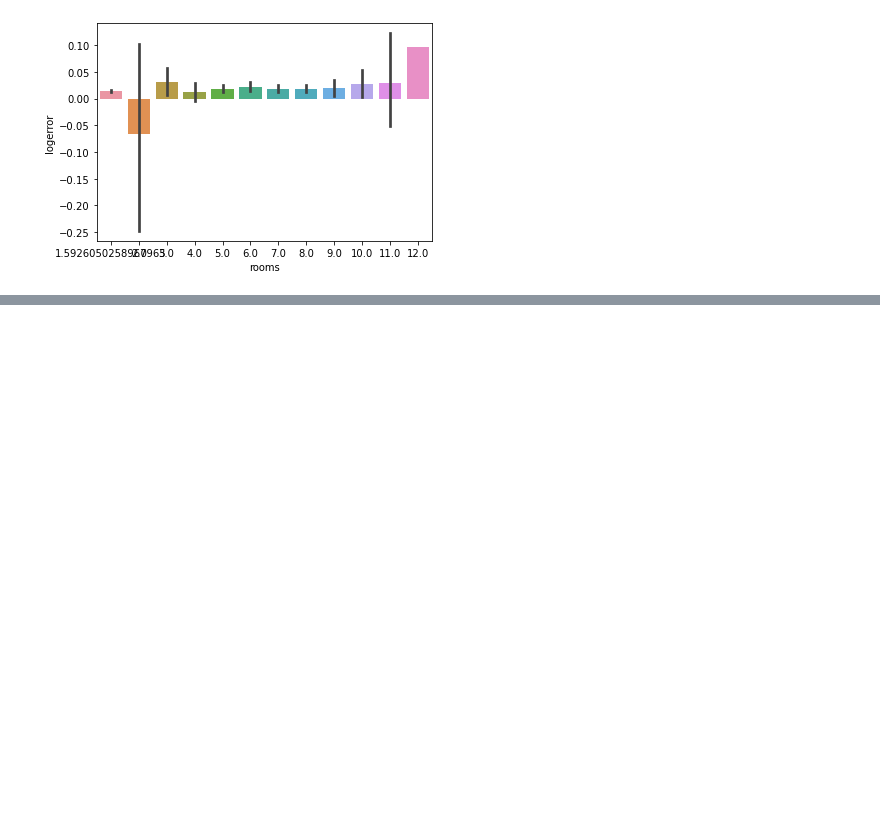
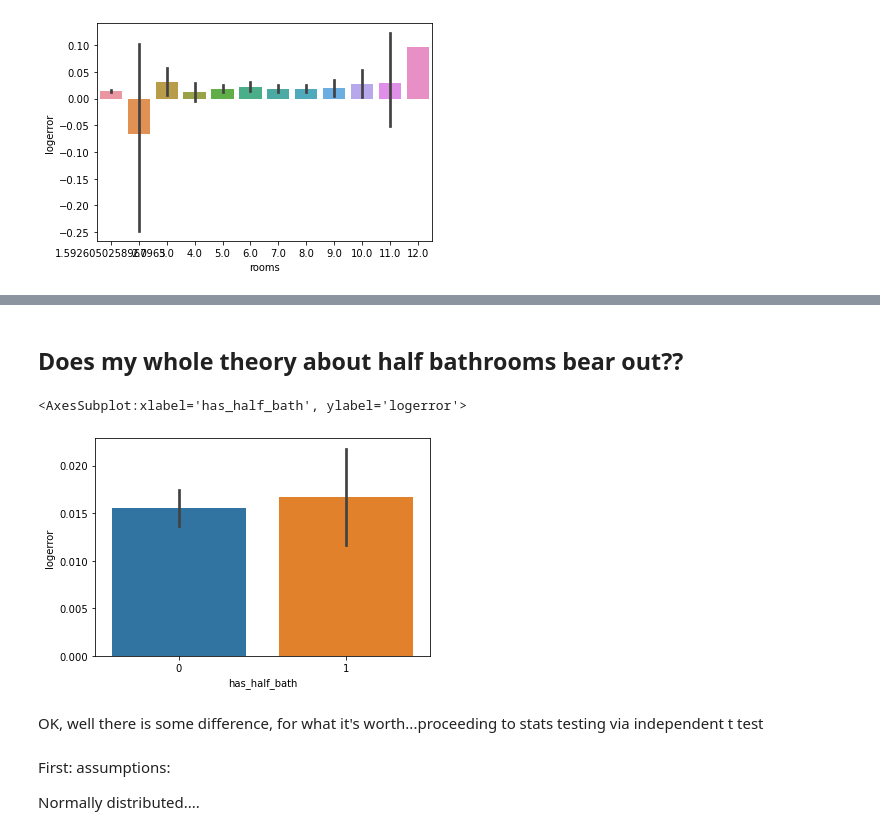
Before and after one commit to brianclements03/clustering, a Jupyter notebook: explore_zillow.ipynb, the cells around one changed output, grey strips where cells are left out. Cells and saved outputs as stored; diff of their text form; code cells hidden in the pictures; blank space fills up the shorter version.

Commit message:
more charts and stats

```diff
--- a/explore_zillow.ipynb
+++ b/explore_zillow.ipynb
@@ -575,0 +596,13 @@ And thus, we conclude that the means of the different logerrors by county are di
+# %% [markdown]
+## Does my whole theory about half bathrooms bear out??
+# %%
+sns.barplot(x=train.has_half_bath,y=train.logerror)
+# %% [output]
+<AxesSubplot:xlabel='has_half_bath', ylabel='logerror'>
+[figure, added]
+# %% [markdown]
+OK, well there is some difference, for what it's worth...proceeding to stats testing via independent t test
+# %% [markdown]
+First: assumptions:
+
+Normally distributed....
```
Also changed, not shown: parts of 41 cells of this notebook.
